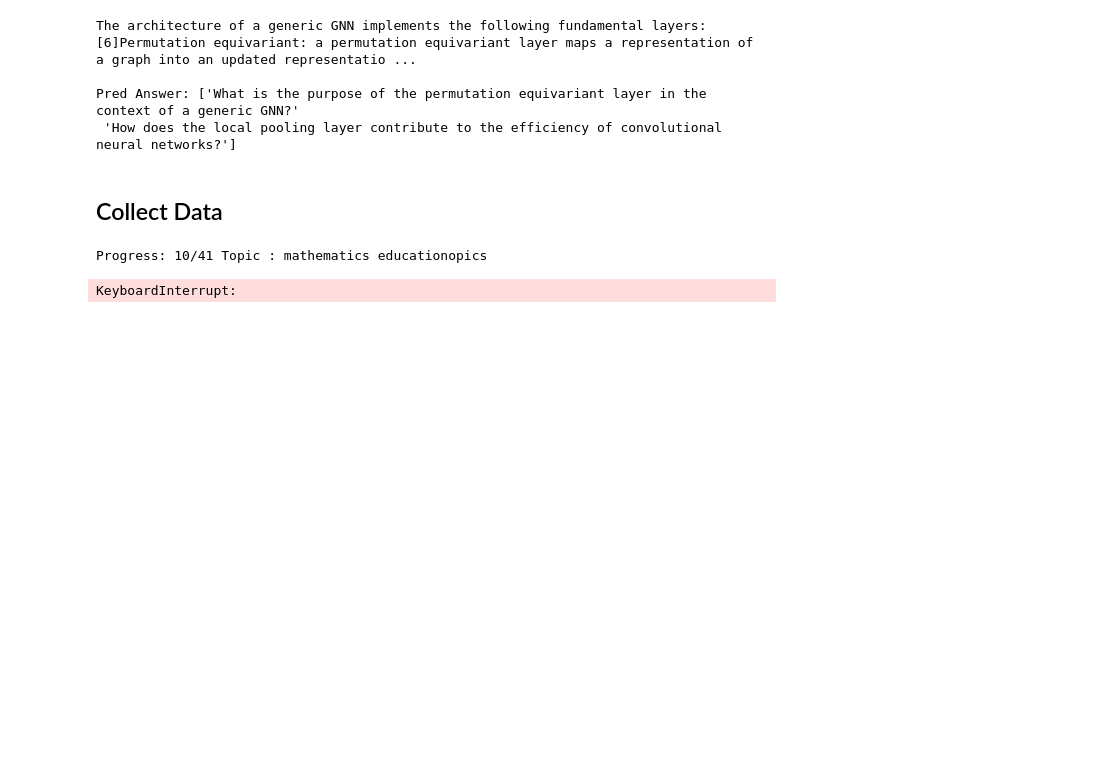
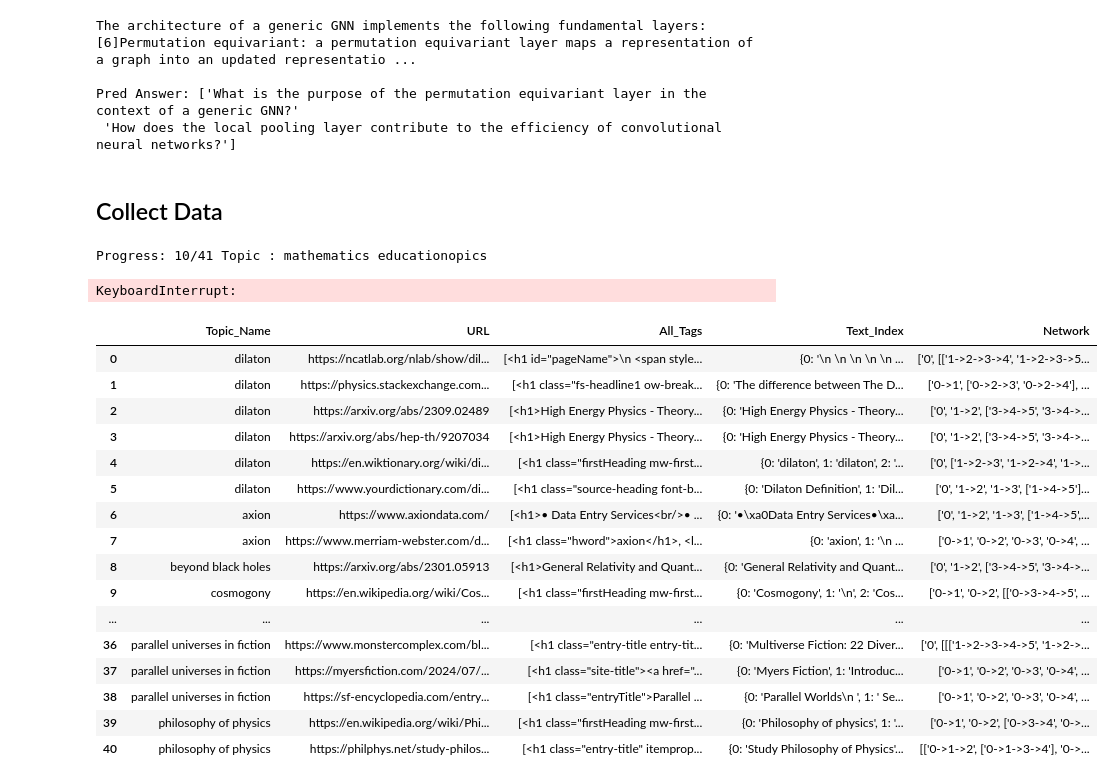
Before and after one commit to akshayparate123/SKY-Personal-AI, a Jupyter notebook: Training/ipynb/Query_Rewritting.ipynb, the cells around one changed output. Saved outputs shown, nothing was run; the diff lists cells and outputs as text; code cells hidden in the pictures; blank space fills up the shorter version.

```diff
--- a/Training/ipynb/Query_Rewritting.ipynb
+++ b/Training/ipynb/Query_Rewritting.ipynb
@@ -452,3 +452,25 @@ KeyboardInterrupt:
 # # df.to_parquet('my_data.parquet')
 # df = df.map(str)
 # df.to_parquet("my_data.parquet",compression="gzip")
+# %%
+df = pd.read_csv("../Data/GraphAgent/8.tsv",sep="\t")
+# %%
+df
+# %% [output]
+|  | Topic_Name | URL | All_Tags | Text_Index | Network |
+| 0 | dilaton | https://ncatlab.org/nlab/show/dil... | [<h1 id="pageName">\n <span style... | {0: '\n \n \n \n \n ... | ['0', [['1->2->3->4', '1->2->3->5... |
+| 1 | dilaton | https://physics.stackexchange.com... | [<h1 class="fs-headline1 ow-break... | {0: 'The difference between The D... | ['0->1', ['0->2->3', '0->2->4'], ... |
+| 2 | dilaton | https://arxiv.org/abs/2309.02489 | [<h1>High Energy Physics - Theory... | {0: 'High Energy Physics - Theory... | ['0', '1->2', ['3->4->5', '3->4->... |
+| 3 | dilaton | https://arxiv.org/abs/hep-th/9207034 | [<h1>High Energy Physics - Theory... | {0: 'High Energy Physics - Theory... | ['0', '1->2', ['3->4->5', '3->4->... |
+| 4 | dilaton | https://en.wiktionary.org/wiki/di... | [<h1 class="firstHeading mw-first... | {0: 'dilaton', 1: 'dilaton', 2: '... | ['0', ['1->2->3', '1->2->4', '1->... |
+| 5 | dilaton | https://www.yourdictionary.com/di... | [<h1 class="source-heading font-b... | {0: 'Dilaton Definition', 1: 'Dil... | ['0', '1->2', '1->3', ['1->4->5']... |
+| 6 | axion | https://www.axiondata.com/ | [<h1>• Data Entry Services<br/>• ... | {0: '•\xa0Data Entry Services•\xa... | ['0', '1->2', '1->3', ['1->4->5',... |
+| 7 | axion | https://www.merriam-webster.com/d... | [<h1 class="hword">axion</h1>, <l... | {0: 'axion', 1: '\n ... | ['0->1', '0->2', '0->3', '0->4', ... |
+| 8 | beyond black holes | https://arxiv.org/abs/2301.05913 | [<h1>General Relativity and Quant... | {0: 'General Relativity and Quant... | ['0', '1->2', ['3->4->5', '3->4->... |
+| 9 | cosmogony | https://en.wikipedia.org/wiki/Cos... | [<h1 class="firstHeading mw-first... | {0: 'Cosmogony', 1: '\n', 2: 'Cos... | ['0->1', '0->2', [['0->3->4->5', ... |
+| ... | ... | ... | ... | ... | ... |
+| 36 | parallel universes in fiction | https://www.monstercomplex.com/bl... | [<h1 class="entry-title entry-tit... | {0: 'Multiverse Fiction: 22 Diver... | ['0', [[['1->2->3->4->5', '1->2->... |
+| 37 | parallel universes in fiction | https://myersfiction.com/2024/07/... | [<h1 class="site-title"><a href="... | {0: 'Myers Fiction', 1: 'Introduc... | ['0->1', '0->2', '0->3', '0->4', ... |
+| 38 | parallel universes in fiction | https://sf-encyclopedia.com/entry... | [<h1 class="entryTitle">Parallel ... | {0: 'Parallel Worlds\n ', 1: ' Se... | ['0->1', '0->2', '0->3', '0->4', ... |
+| 39 | philosophy of physics | https://en.wikipedia.org/wiki/Phi... | [<h1 class="firstHeading mw-first... | {0: 'Philosophy of physics', 1: '... | ['0->1', '0->2', ['0->3->4', '0->... |
+| 40 | philosophy of physics | https://philphys.net/study-philos... | [<h1 class="entry-title" itemprop... | {0: 'Study Philosophy of Physics'... | [['0->1->2', ['0->1->3->4'], '0->... |
```
Also changed, not shown: 3 other files.
